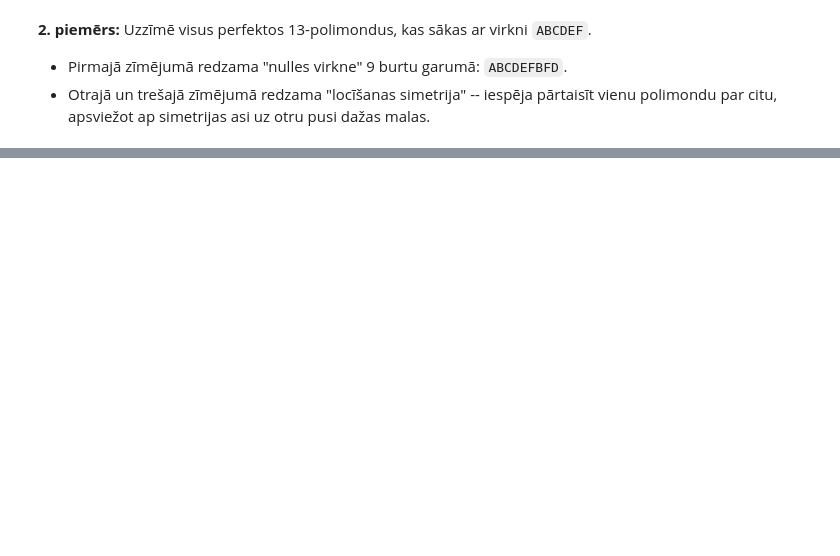
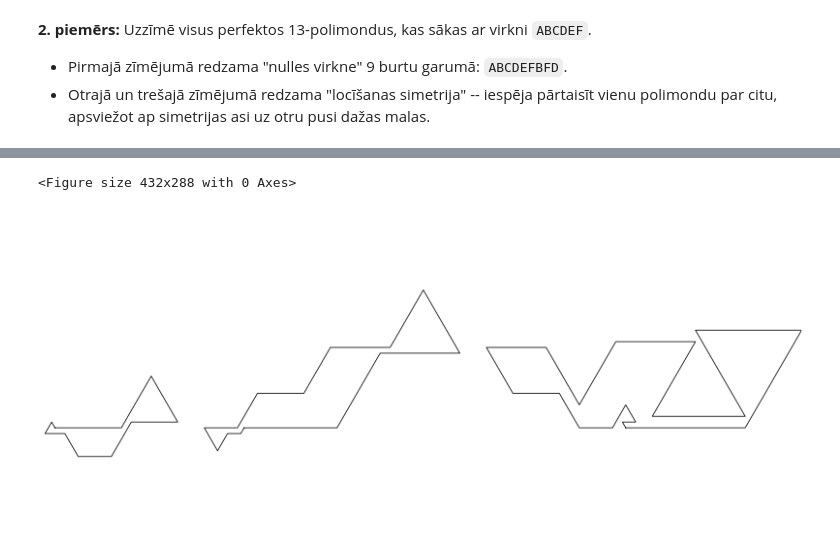
Before and after one commit to kapsitis/polimondi, a Jupyter notebook: polyforms/docs/poly_enumerate.ipynb, the cells around one changed output, grey strips where cells are left out. Drawn from its saved outputs; the diff is of its cells as text; code cells hidden in the pictures; blank space fills up the shorter version.

```diff
--- a/polyforms/docs/poly_enumerate.ipynb
+++ b/polyforms/docs/poly_enumerate.ipynb
@@ -192,0 +267,16 @@ scene.set_size_in(16,4)
+# %%
+# 10, 14, 18, 22-polimondi ar minimālu platumu
+mylist = ['ABFDEDCDBF', 'ABACEDEDEDFBAB', 'ABDFDBDECDFAFABFDF']
+polygons = [Polyiamond(s) for s in mylist]
+scene = DrawScene(Align.BASELINE)
+
+offsets = [(0,0), (-10,0), (0,0), (0,0)]
+
+for idx,poly in enumerate(polygons):
+    scene.add_polyiamond(f'p{idx}', poly, offsets[idx])
+
+scene.pack()
+scene.set_size_in(14,6)
+# %% [output]
+<Figure size 432x288 with 0 Axes>
+[figure, added]
```
Also changed, not shown: parts of 26 cells of this notebook, 3 other files.
